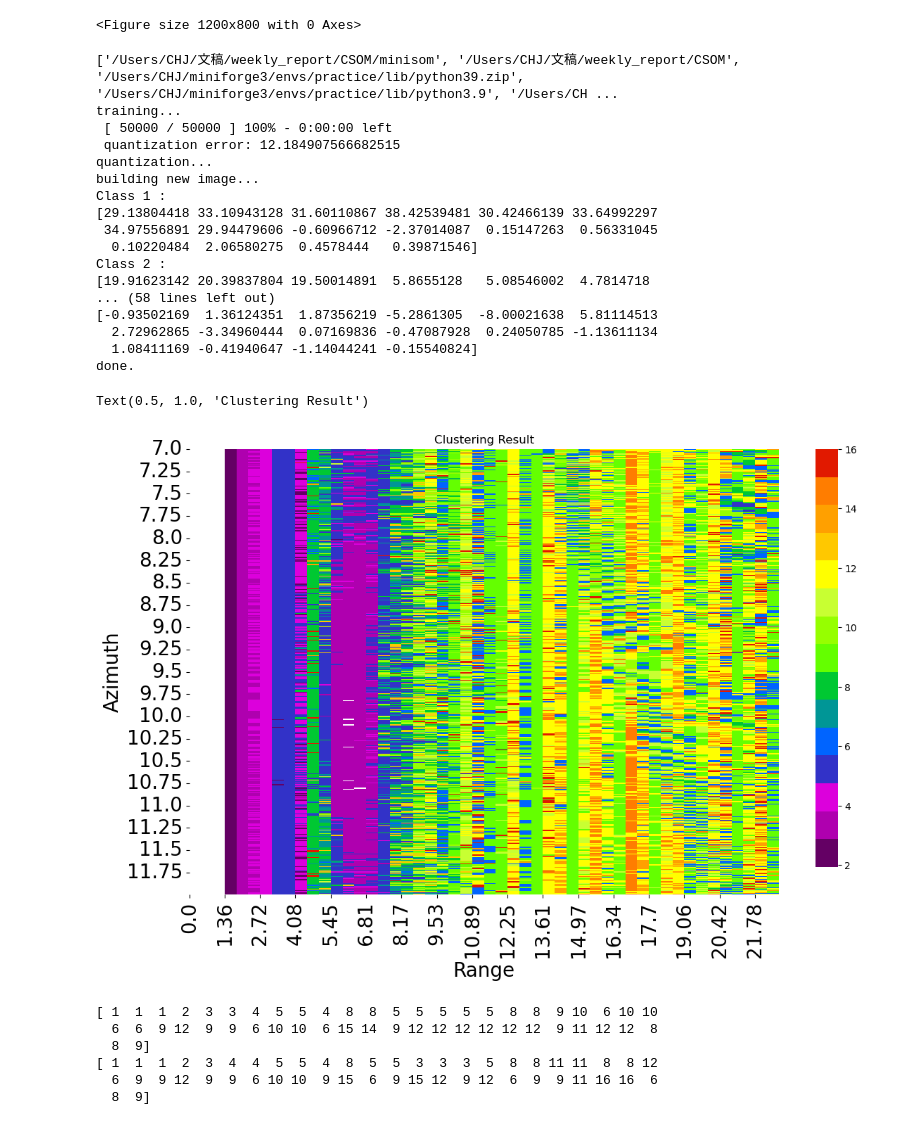
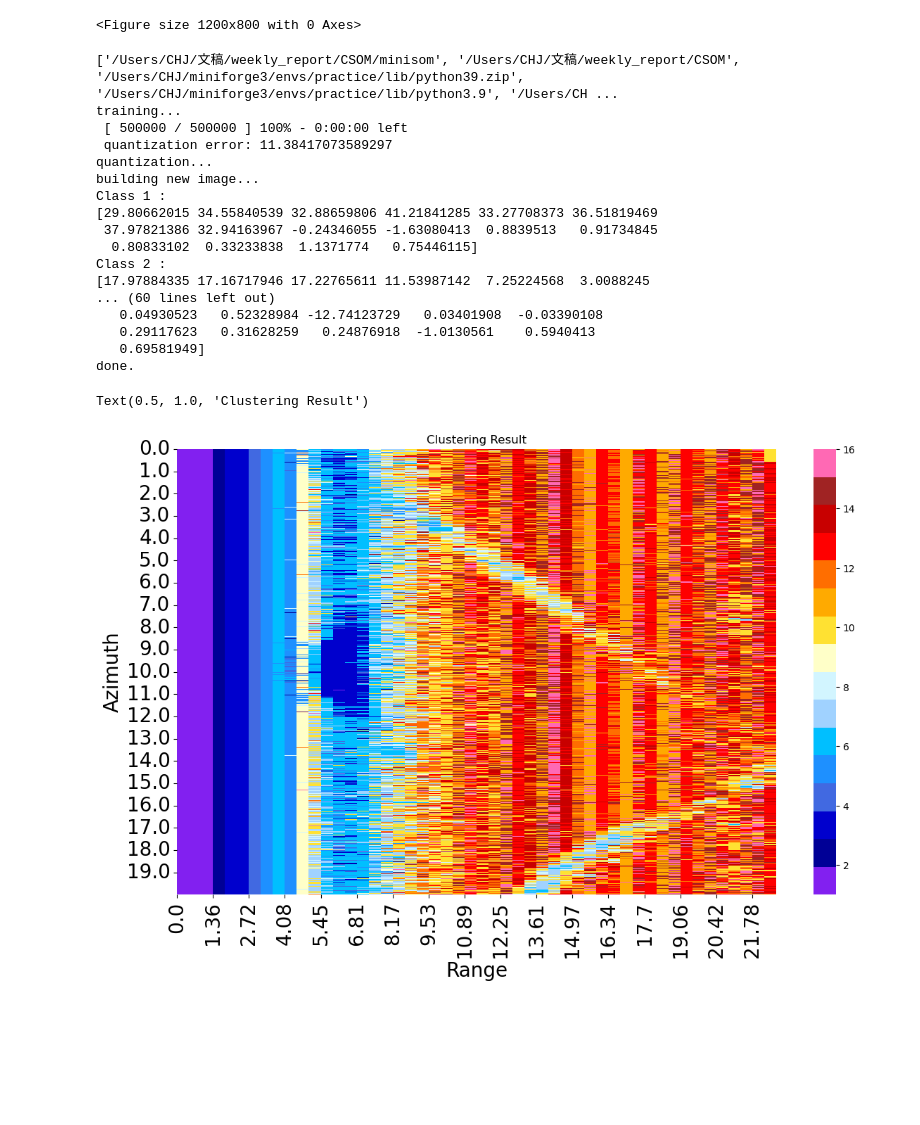
Before and after one commit to 944750720/CSOM, a Jupyter notebook: minisom_cluster_8ch.ipynb, the cells around one changed output. Saved outputs shown, nothing was run; the diff lists cells and outputs as text; code cells hidden in the pictures; blank space fills up the shorter version.

Commit message:
Change index to show full image, set epoch=True

```diff
--- a/minisom_cluster_8ch.ipynb
+++ b/minisom_cluster_8ch.ipynb
@@ -30,7 +30,8 @@ filename = "fft_data"
 fft_data = sa.read_fft_data(filename)
 data = sa.code_V_convert(fft_data)
 raw_data = sa.get_raw_data(data)
-index = [700, 1200, 0, 50]
+# index = [700, 1200, 0, 50]
+index = [0, 2000, 0, 50]
 az_s_index = index[0]
 az_e_index = index[1]
 az_len = az_e_index - az_s_index
@@ -113,7 +114,7 @@ som = minisom.MiniSom(4, 4, 16, sigma=1.,
               learning_rate=0.9, neighborhood_function='bubble')
 som.random_weights_init(pixels)
 starting_weights = som.get_weights().copy()  # saving the starting weights
-som.train(pixels, 2, random_order=True, verbose=True, use_epochs=True)
+som.train(pixels, 5, random_order=True, verbose=True, use_epochs=True)
 
 print('quantization...')
 qnt = som.quantization(pixels)  # quantize each pixels of the image
@@ -204,52 +205,42 @@ print('done.')
 #     plt.title("Clustering Result")
 #     plt.savefig('phase_' +str(j)+ ".pdf", format = "pdf", bbox_inches = 'tight')
 
 all_font = 20
 plt.figure(figsize=(12, 8))
 # my_cmap = cmaps.precip2_15lev
 # my_cmap.set_under('w')
-sns.heatmap(class_labels, cmap=cmaps.precip2_15lev)
+sns.heatmap(class_labels, cmap=cmaps.amwg_blueyellowred)
 name = ["", "range [m]", "azimuth [s]"]
 dx = d_tau * light_speed / 2 / 2
 dy = 0.01
 x_step = int(rg_len / 25) + 1
 y_step = int(az_len / 20)
 plt.xticks(np.arange(0, rg_e_index - rg_s_index, step = x_step), np.round(np.arange(rg_s_index * dx, rg_e_index * dx, step = dx * x_step), 2), fontsize = all_font, rotation = 90)
 plt.yticks(np.arange(0, az_e_index - az_s_index, step = y_step), np.round(np.arange(az_s_index * dy, az_e_index * dy, step = dy * y_step), 2), fontsize = all_font)
 plt.title(name[0])
 plt.xlabel(name[1], fontsize = all_font)
 plt.ylabel(name[2], fontsize = all_font)
 plt.tight_layout()
 plt.xlabel("Range")
 plt.ylabel("Azimuth")
 plt.title("Clustering Result")
 # %% [output]
 ['/Users/CHJ/文稿/weekly_report/CSOM/minisom', '/Users/CHJ/文稿/weekly_report/CSOM', '/Users/CHJ/miniforge3/envs/practice/lib/python39.zip', '/Users/CHJ/miniforge3/envs/practice/lib/python3.9', '/Users/CH ...
 training...
- [ 50000 / 50000 ] 100% - 0:00:00 left
- quantization error: 12.184907566682515
+ [ 500000 / 500000 ] 100% - 0:00:00 left
+ quantization error: 11.38417073589297
 quantization...
 building new image...
 Class 1 :
-[29.13804418 33.10943128 31.60110867 38.42539481 30.42466139 33.64992297
- 34.97556891 29.94479606 -0.60966712 -2.37014087  0.15147263  0.56331045
-  0.10220484  2.06580275  0.4578444   0.39871546]
+[29.80662015 34.55840539 32.88659806 41.21841285 33.27708373 36.51819469
+ 37.97821386 32.94163967 -0.24346055 -1.63080413  0.8839513   0.91734845
+  0.80833102  0.33233838  1.1371774   0.75446115]
 Class 2 :
-[19.91623142 20.39837804 19.50014891  5.8655128   5.08546002  4.7814718
-... (58 lines left out)
-[-0.93502169  1.36124351  1.87356219 -5.2861305  -8.00021638  5.81114513
-  2.72962865 -3.34960444  0.07169836 -0.47087928  0.24050785 -1.13611134
-  1.08411169 -0.41940647 -1.14044241 -0.15540824]
+[17.97884335 17.16717946 17.22765611 11.53987142  7.25224568  3.0088245
+... (60 lines left out)
+   0.04930523   0.52328984 -12.74123729   0.03401908  -0.03390108
+   0.29117623   0.31628259   0.24876918  -1.0130561    0.5940413
+   0.69581949]
 done.
 Text(0.5, 1.0, 'Clustering Result')
-[figure, old version]
+[figure, new version]
-# %%
-print(class_labels[1])
-print(class_labels[2])
-# %% [output]
-[ 1  1  1  2  3  3  4  5  5  4  8  8  5  5  5  5  5  8  8  9 10  6 10 10
-  6  6  9 12  9  9  6 10 10  6 15 14  9 12 12 12 12 12 12  9 11 12 12  8
-  8  9]
-[ 1  1  1  2  3  4  4  5  5  4  8  5  5  3  3  3  5  8  8 11 11  8  8 12
-  6  9  9 12  9  9  6 10 10  9 15  6  9 15 12  9 12  6  9  9 11 16 16  6
-  8  9]
```
Also changed, not shown: parts of 1 cell of this notebook, 3 other files.
